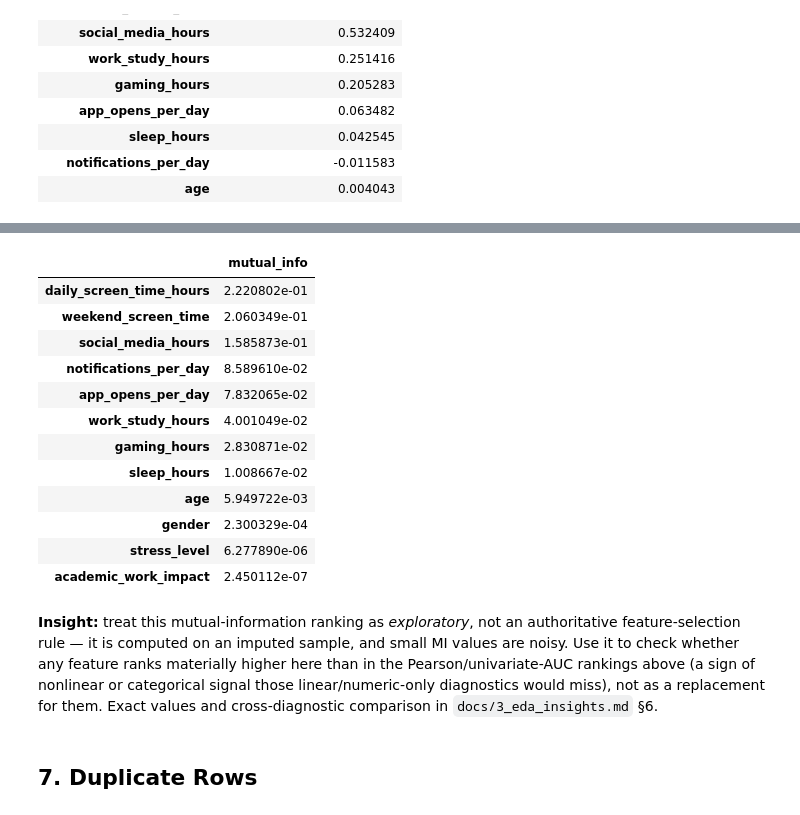
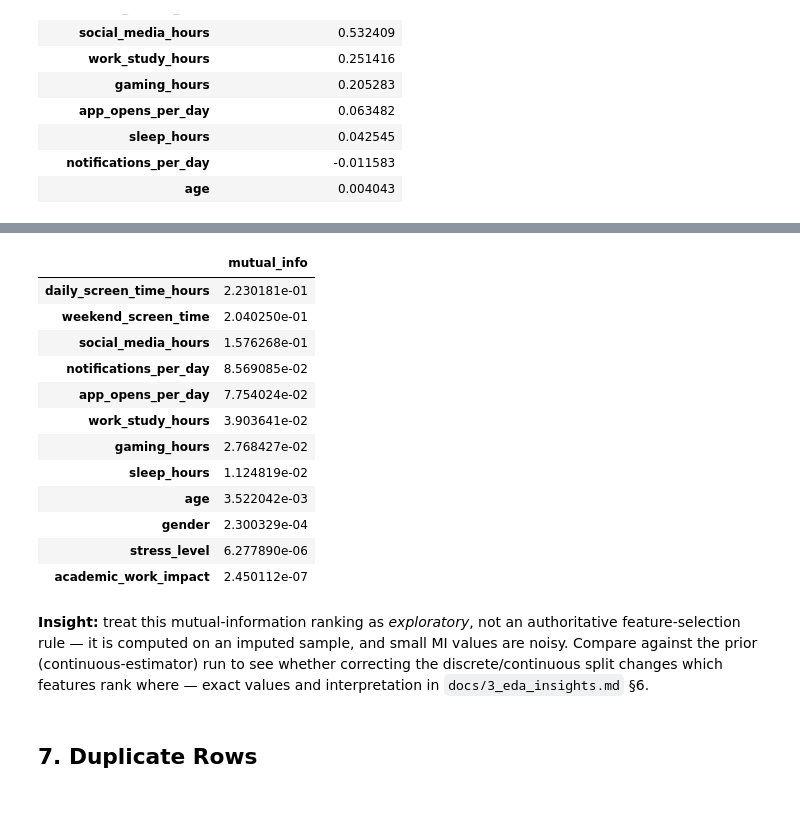
Before and after one commit to tuannm3812/kaggle-s6e8-predicting-smartphone-addiction, a Jupyter notebook: notebooks/01_eda.ipynb, the cells around one changed output, grey strips where cells are left out. Drawn from its saved outputs; the diff is of its cells as text; code cells hidden in the pictures.

```diff
--- a/notebooks/01_eda.ipynb
+++ b/notebooks/01_eda.ipynb
@@ -302,44 +304,48 @@ plt.show()
 # %%
 # Mutual information: deterministic stratified sample + explicit
-# median/mode imputation, local to this diagnostic only (see markdown above).
+# imputation, local to this diagnostic only (see markdown above).
 MI_SAMPLE_SIZE = 150_000
 mi_sample, _ = train_test_split(
     train,
     train_size=MI_SAMPLE_SIZE,
     stratify=train[TARGET],
     random_state=SEED,
 )
 
+DISCRETE_INTEGER_FEATURES = ["age", "notifications_per_day", "app_opens_per_day"]
+CONTINUOUS_FEATURES = [c for c in NUMERIC_FEATURES if c not in DISCRETE_INTEGER_FEATURES]
+
 mi_X = mi_sample[ALL_FEATURES].copy()
-for col in NUMERIC_FEATURES:
+for col in CONTINUOUS_FEATURES:
     mi_X[col] = mi_X[col].fillna(mi_X[col].median())
-discrete_mask = []
+for col in DISCRETE_INTEGER_FEATURES:
+    mi_X[col] = mi_X[col].fillna(round(mi_X[col].median())).astype(int)
 for col in CATEGORICAL_FEATURES:
     mi_X[col] = mi_X[col].fillna(mi_X[col].mode().iloc[0])
     mi_X[col] = mi_X[col].astype("category").cat.codes
-discrete_mask = [c in CATEGORICAL_FEATURES for c in ALL_FEATURES]
+discrete_mask = [c in CATEGORICAL_FEATURES + DISCRETE_INTEGER_FEATURES for c in ALL_FEATURES]
 
 mi_scores = mutual_info_classif(
     mi_X[ALL_FEATURES], mi_sample[TARGET], discrete_features=discrete_mask, random_state=SEED
 )
 mutual_info_table = pd.Series(mi_scores, index=ALL_FEATURES).sort_values(ascending=False).to_frame("mutual_info")
 mutual_info_table
 # %% [output]
 |  | mutual_info |
-| daily_screen_time_hours | 2.220802e-01 |
-| weekend_screen_time | 2.060349e-01 |
-| social_media_hours | 1.585873e-01 |
-| notifications_per_day | 8.589610e-02 |
-| app_opens_per_day | 7.832065e-02 |
-| work_study_hours | 4.001049e-02 |
-| gaming_hours | 2.830871e-02 |
-| sleep_hours | 1.008667e-02 |
-| age | 5.949722e-03 |
+| daily_screen_time_hours | 2.230181e-01 |
+| weekend_screen_time | 2.040250e-01 |
+| social_media_hours | 1.576268e-01 |
+| notifications_per_day | 8.569085e-02 |
+| app_opens_per_day | 7.754024e-02 |
+| work_study_hours | 3.903641e-02 |
+| gaming_hours | 2.768427e-02 |
+| sleep_hours | 1.124819e-02 |
+| age | 3.522042e-03 |
 | gender | 2.300329e-04 |
 | stress_level | 6.277890e-06 |
 | academic_work_impact | 2.450112e-07 |
 # %% [markdown]
-**Insight:** treat this mutual-information ranking as *exploratory*, not an authoritative feature-selection rule — it is computed on an imputed sample, and small MI values are noisy. Use it to check whether any feature ranks materially higher here than in the Pearson/univariate-AUC rankings above (a sign of nonlinear or categorical signal those linear/numeric-only diagnostics would miss), not as a replacement for them. Exact values and cross-diagnostic comparison in `docs/3_eda_insights.md` §6.
+**Insight:** treat this mutual-information ranking as *exploratory*, not an authoritative feature-selection rule — it is computed on an imputed sample, and small MI values are noisy. Compare against the prior (continuous-estimator) run to see whether correcting the discrete/continuous split changes which features rank where — exact values and interpretation in `docs/3_eda_insights.md` §6.
 # %% [markdown]
 ## 7. Duplicate Rows
 # %% [markdown]
```
Also changed, not shown: parts of 15 cells of this notebook, 5 other files.
